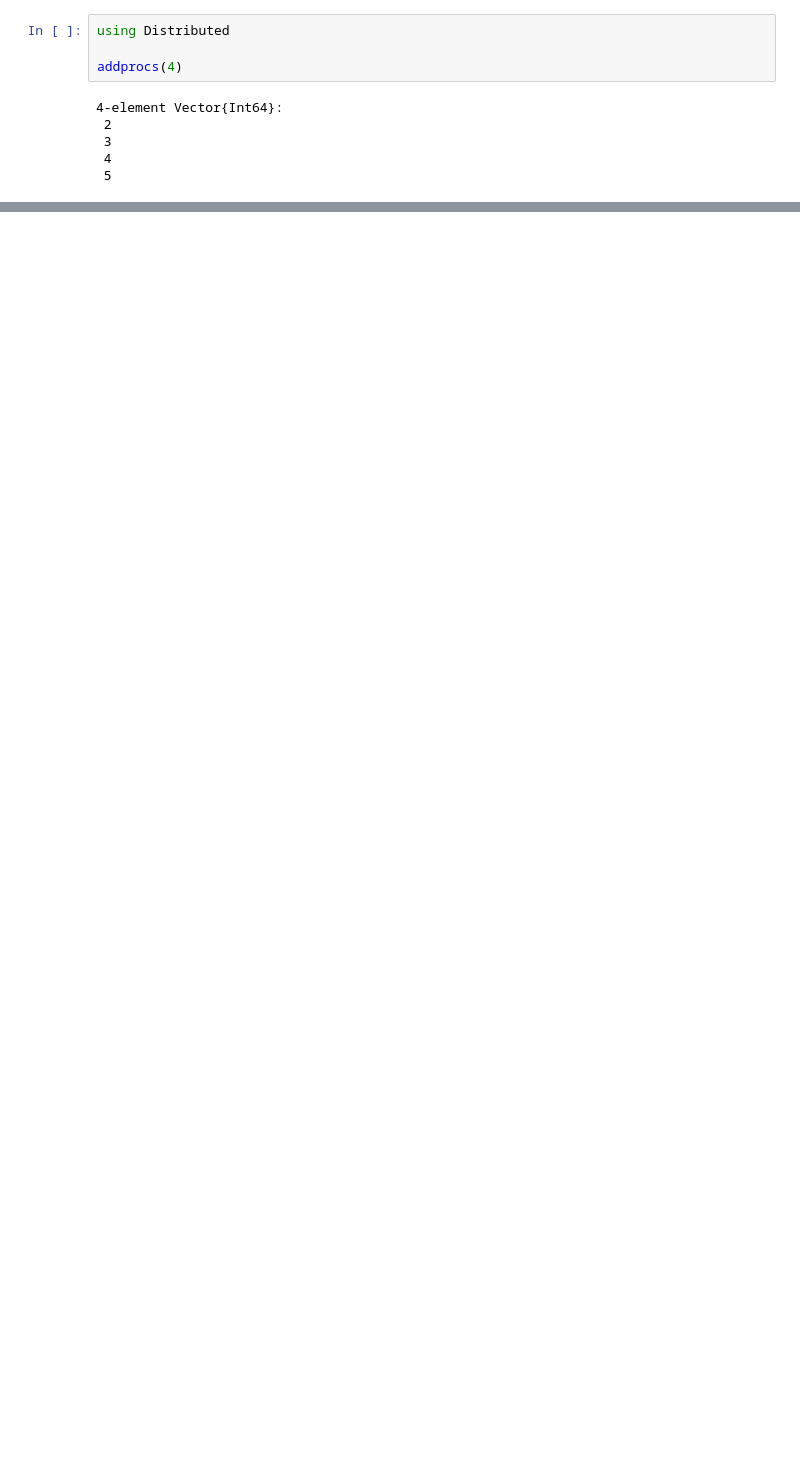
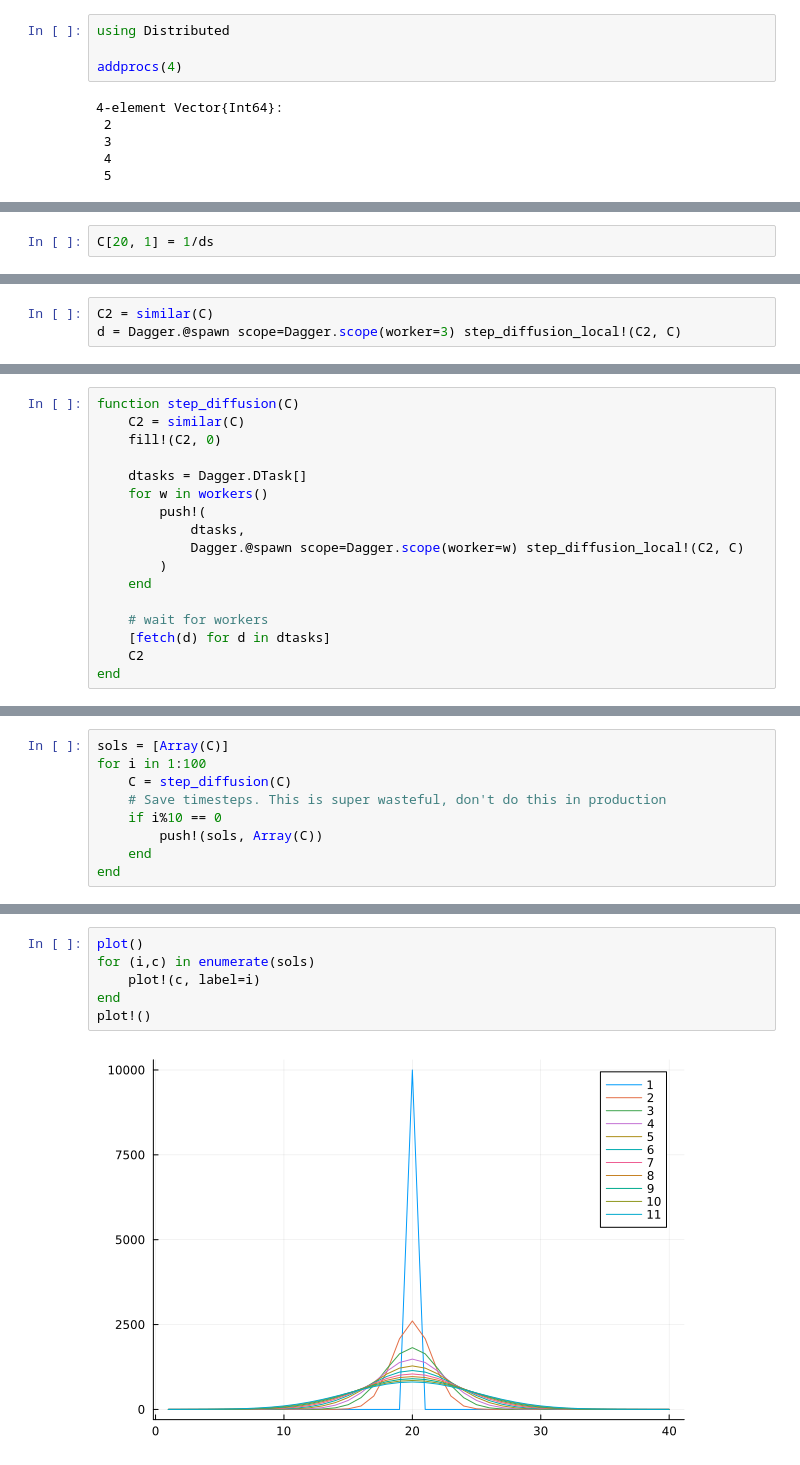
Before and after one commit to JuliaHPC/juliacon24-hpcworkshop, a Jupyter notebook: parts/distributed/explanation/02_dagger.ipynb, the cells around one changed output, grey strips where cells are left out. Saved outputs shown, nothing was run; the diff lists cells and outputs as text; blank space fills up the shorter version.

Commit message:
add dagger explanation

```diff
--- a/parts/distributed/explanation/02_dagger.ipynb
+++ b/parts/distributed/explanation/02_dagger.ipynb
@@ -67,0 +76,2 @@ DX.subdomains
+# %%
+C[20, 1] = 1/ds
@@ -67,0 +158,3 @@ DX.subdomains
+# %%
+C2 = similar(C)
+d = Dagger.@spawn scope=Dagger.scope(worker=3) step_diffusion_local!(C2, C)
@@ -67,0 +183,17 @@ DX.subdomains
+# %%
+function step_diffusion(C)
+    C2 = similar(C)
+    fill!(C2, 0)
+
+    dtasks = Dagger.DTask[]
+    for w in workers()
+        push!(
+            dtasks,
+            Dagger.@spawn scope=Dagger.scope(worker=w) step_diffusion_local!(C2, C)
+        )
+    end
+
+    # wait for workers
+    [fetch(d) for d in dtasks]
+    C2
+end
@@ -67,0 +202,9 @@ DX.subdomains
+# %%
+sols = [Array(C)]
+for i in 1:100
+    C = step_diffusion(C)
+    # Save timesteps. This is super wasteful, don't do this in production
+    if i%10 == 0
+        push!(sols, Array(C))
+    end
+end
@@ -67,0 +213,8 @@ DX.subdomains
+# %%
+plot()
+for (i,c) in enumerate(sols)
+    plot!(c, label=i)
+end
+plot!()
+# %% [output]
+[figure, added]
```
Also changed, not shown: parts of 24 cells of this notebook.
